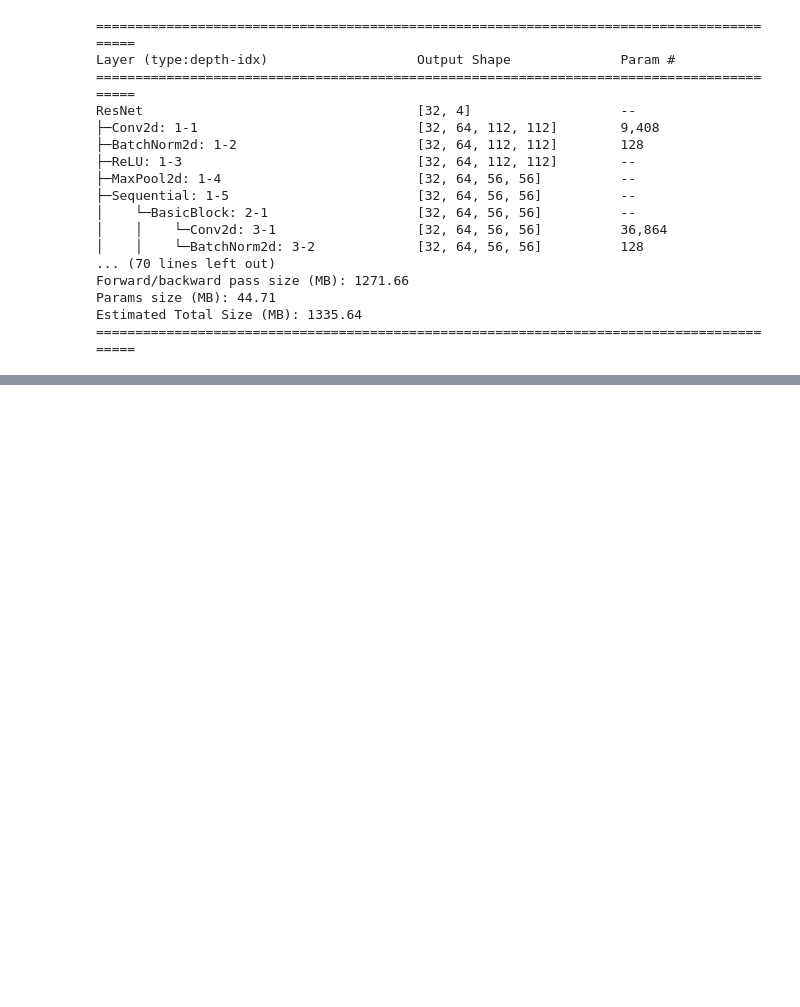
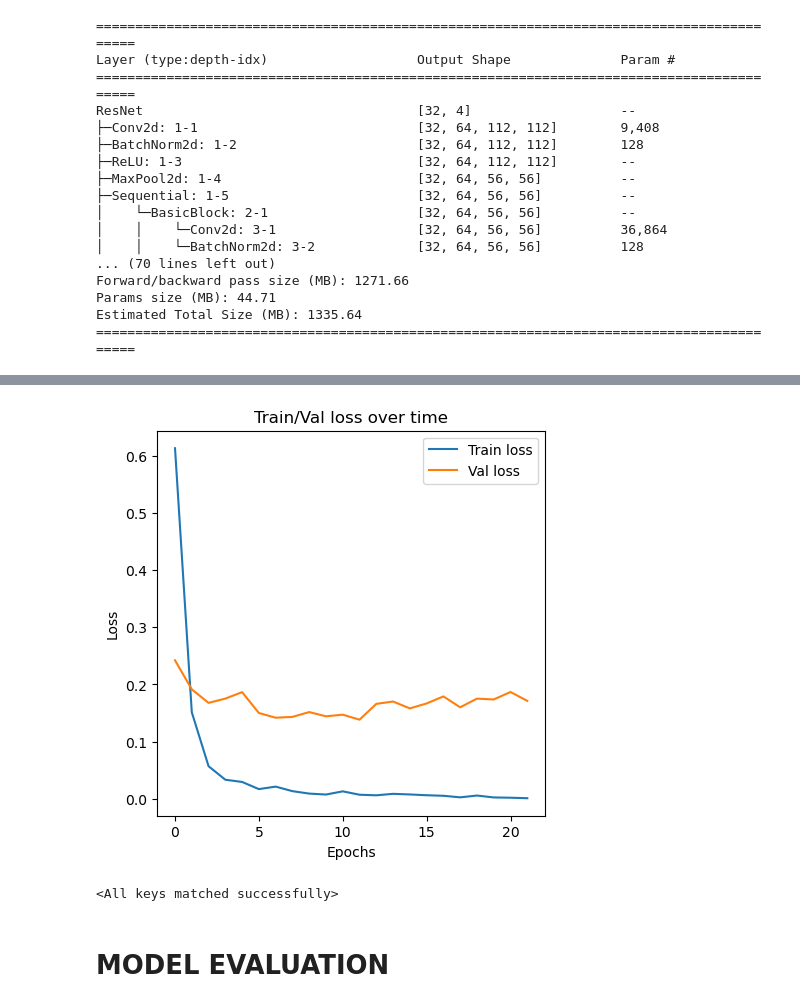
Before and after one commit to Khoi-Huynh13/NeuroVision, a Jupyter notebook: ResNet.ipynb, the cells around one changed output, grey strips where cells are left out. Cells and saved outputs as stored; diff of their text form; code cells hidden in the pictures; blank space fills up the shorter version.

```diff
--- a/ResNet.ipynb
+++ b/ResNet.ipynb
@@ -57,20 +52,20 @@ DATASET1_PATH = "/home/sagemaker-user/A3/Training"
 DATASET2_PATH = "/home/sagemaker-user/A3/Testing"
 
 # TRAIN DATASET + DATALOADER
-train_dataset = Subset(ConcatDataset([datasets.ImageFolder(DATASET1_PATH, transform=train_transforms),
-                                      datasets.ImageFolder(DATASET2_PATH, transform=train_transforms)]),
+train_dataset = Subset(ConcatDataset([datasets.ImageFolder(DATASET1_PATH, transform=preprocess),
+                                      datasets.ImageFolder(DATASET2_PATH, transform=preprocess)]),
                                       train_indices)
 train_dataloader = DataLoader(dataset=train_dataset, batch_size=32, shuffle=True)
 
 # VALIDATION DATASET + DATALOADER (SAME TRANSFORMATION AS TEST DATASET)
-val_dataset = Subset(ConcatDataset([datasets.ImageFolder(DATASET1_PATH, transform=test_transforms),
-                                    datasets.ImageFolder(DATASET2_PATH, transform=test_transforms)]),
+val_dataset = Subset(ConcatDataset([datasets.ImageFolder(DATASET1_PATH, transform=preprocess),
+                                    datasets.ImageFolder(DATASET2_PATH, transform=preprocess)]),
                                     val_indices)
 val_dataloader = DataLoader(dataset=val_dataset, batch_size=16, shuffle=False)
 
 # TEST DATASET
-test_dataset = Subset(ConcatDataset([datasets.ImageFolder(DATASET1_PATH, transform=test_transforms),
-                                     datasets.ImageFolder(DATASET2_PATH, transform=test_transforms)]),
+test_dataset = Subset(ConcatDataset([datasets.ImageFolder(DATASET1_PATH, transform=preprocess),
+                                     datasets.ImageFolder(DATASET2_PATH, transform=preprocess)]),
                                      test_indices)
 test_dataloader = DataLoader(dataset=test_dataset, batch_size=16, shuffle=False)
 # %% [markdown]
@@ -229,18 +214,35 @@ loss_over_time = tuple(zip(train_loss_over_time, val_loss_over_time))
 
 with open("loss_over_time.txt", "w") as f:
     for losses in loss_over_time:
-        f.write(f"{losses[0]} {losses[1]}")
+        f.write(f"{losses[0]} {losses[1]}\n")
 # %%
 # Display loss curve
 train_loss_over_time = []
 val_loss_over_time = []
 
 with open("loss_over_time.txt", "r") as f:
     for line in f:
         line = line.split()
         train_loss_over_time.append(float(line[0]))
-        val_loss_over_time.append(float(line[0]))
+        val_loss_over_time.append(float(line[1]))
 
-plt.figure(figsize=(10, 10))
-plt.plot(range(len(train_loss_over_time)), train_loss_over_time)
-plt.plot(range(len(val_loss_over_time)), val_loss_over_time)
+plt.figure(figsize=(5, 5))
+plt.plot(range(len(train_loss_over_time)), train_loss_over_time, label="Train loss")
+plt.plot(range(len(val_loss_over_time)), val_loss_over_time, label="Val loss")
+plt.title("Train/Val loss over time")
+plt.xlabel("Epochs")
+plt.ylabel("Loss")
+plt.legend()
+plt.show()
+
+# Load best weights into model
+model = models.resnet18(weights=None, progress=True)
+model.fc = nn.Sequential(nn.Dropout(p=0.6),
+                         nn.Linear(in_features=512, out_features=4, bias=True))
+model.to(DEVICE)
+model.load_state_dict(torch.load("best_weights.pth", weights_only=True))
+# %% [output]
+[figure, added]
+<All keys matched successfully>
+# %% [markdown]
+# MODEL EVALUATION
```
Also changed, not shown: parts of 11 cells of this notebook.
